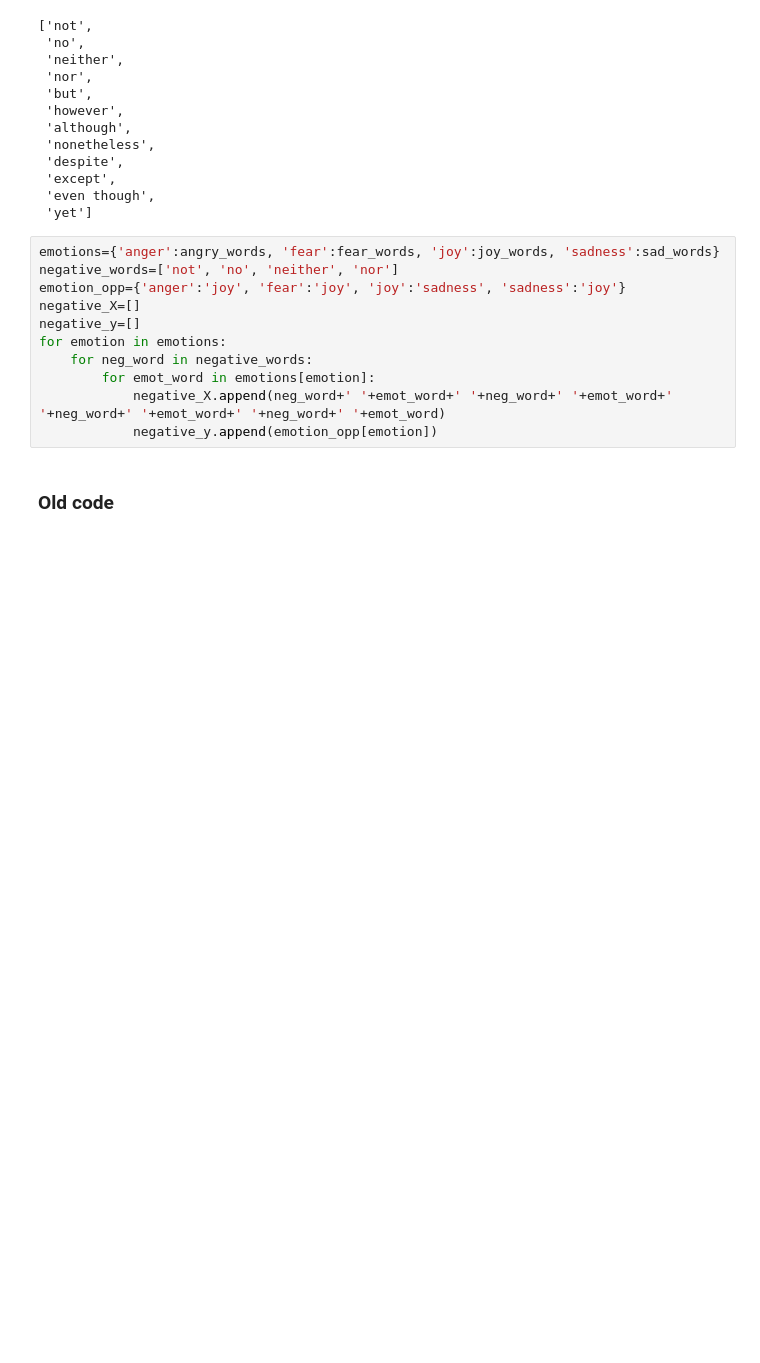
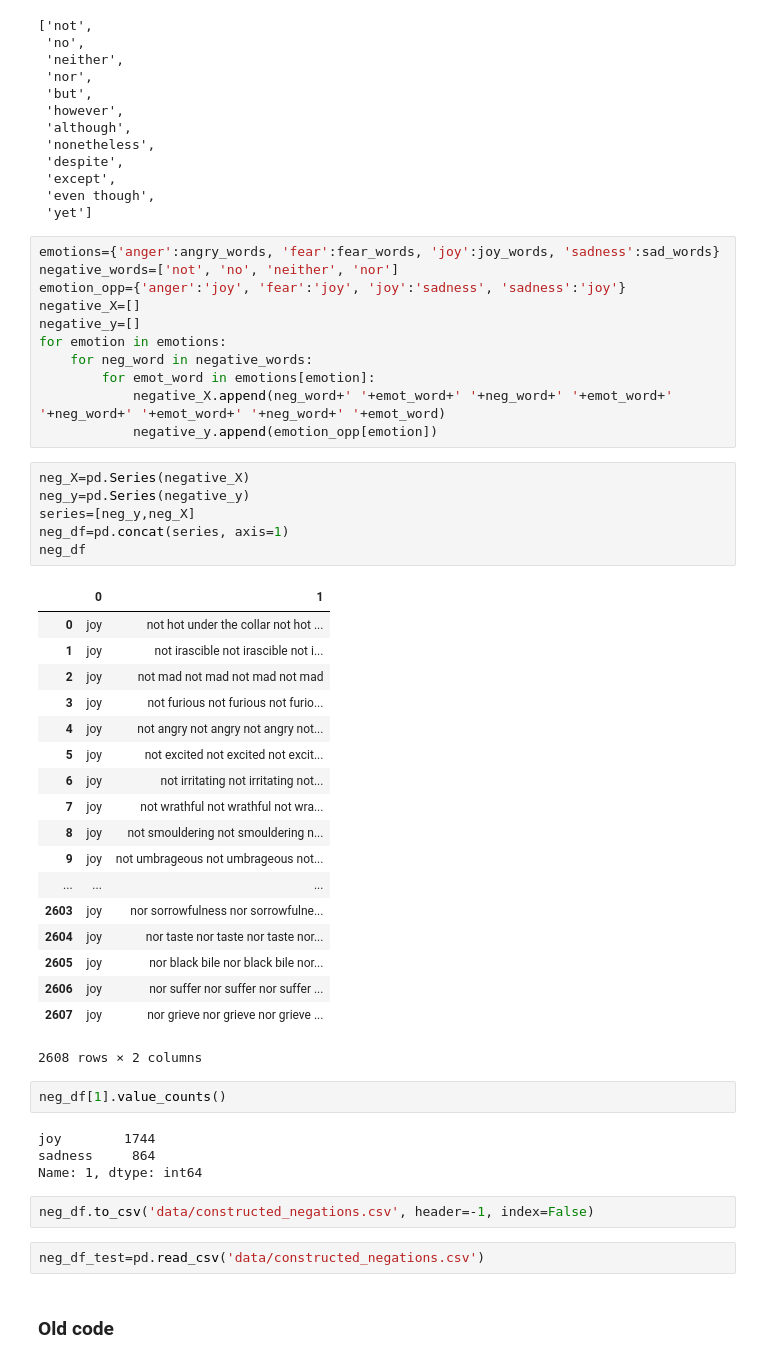
Before and after one commit to cidetraq/nlp_emotions, a Jupyter notebook: Keras LSTM.ipynb, the cells around one changed output. Cells and saved outputs as stored; diff of their text form; blank space fills up the shorter version.

```diff
--- a/Keras LSTM.ipynb
+++ b/Keras LSTM.ipynb
@@ -1606,6 +1612,41 @@ for emotion in emotions:
         for emot_word in emotions[emotion]:
             negative_X.append(neg_word+' '+emot_word+' '+neg_word+' '+emot_word+' '+neg_word+' '+emot_word+' '+neg_word+' '+emot_word)
             negative_y.append(emotion_opp[emotion])
+# %%
+neg_X=pd.Series(negative_X)
+neg_y=pd.Series(negative_y)
+series=[neg_y,neg_X]
+neg_df=pd.concat(series, axis=1)
+neg_df
+# %% [output]
+|  | 0 | 1 |
+| 0 | joy | not hot under the collar not hot ... |
+| 1 | joy | not irascible not irascible not i... |
+| 2 | joy | not mad not mad not mad not mad |
+| 3 | joy | not furious not furious not furio... |
+| 4 | joy | not angry not angry not angry not... |
+| 5 | joy | not excited not excited not excit... |
+| 6 | joy | not irritating not irritating not... |
+| 7 | joy | not wrathful not wrathful not wra... |
+| 8 | joy | not smouldering not smouldering n... |
+| 9 | joy | not umbrageous not umbrageous not... |
+| ... | ... | ... |
+| 2603 | joy | nor sorrowfulness nor sorrowfulne... |
+| 2604 | joy | nor taste nor taste nor taste nor... |
+| 2605 | joy | nor black bile nor black bile nor... |
+| 2606 | joy | nor suffer nor suffer nor suffer ... |
+| 2607 | joy | nor grieve nor grieve nor grieve ... |
+2608 rows × 2 columns
+# %%
+neg_df[1].value_counts()
+# %% [output]
+joy        1744
+sadness     864
+Name: 1, dtype: int64
+# %%
+neg_df.to_csv('data/constructed_negations.csv', header=-1, index=False)
+# %%
+neg_df_test=pd.read_csv('data/constructed_negations.csv')
 # %% [markdown]
 <h3>Old code
 # %%
```
Also changed, not shown: parts of 3 cells of this notebook, 7 other files.
